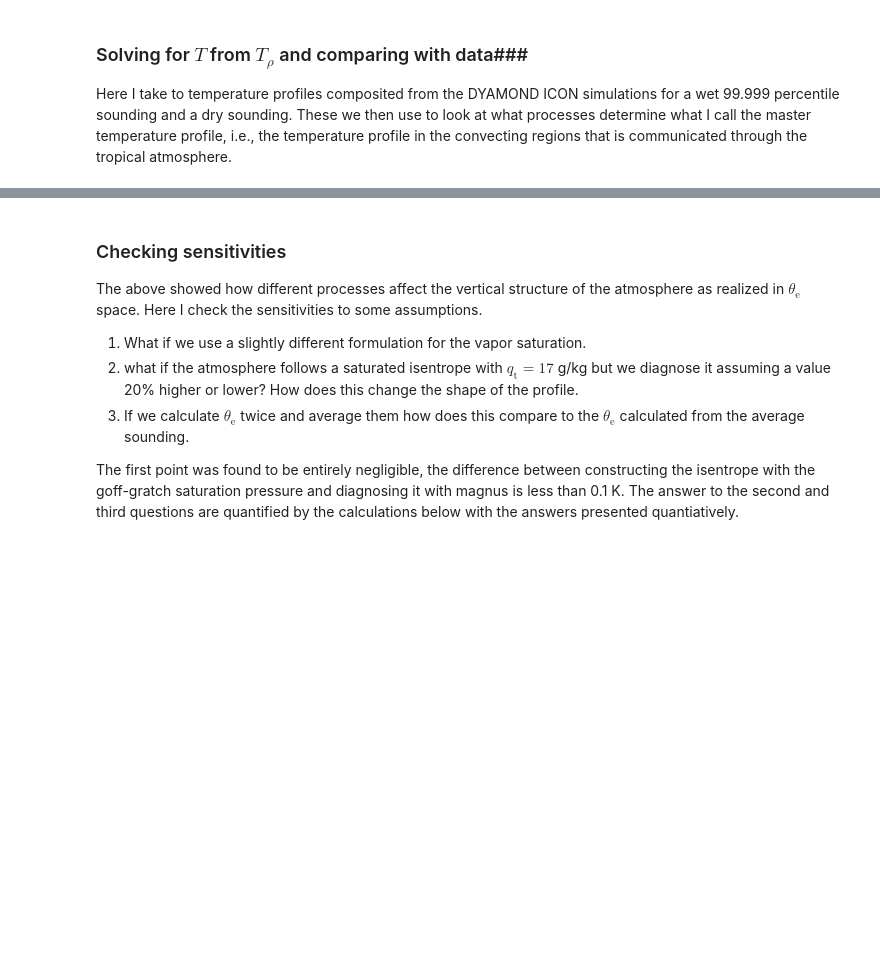
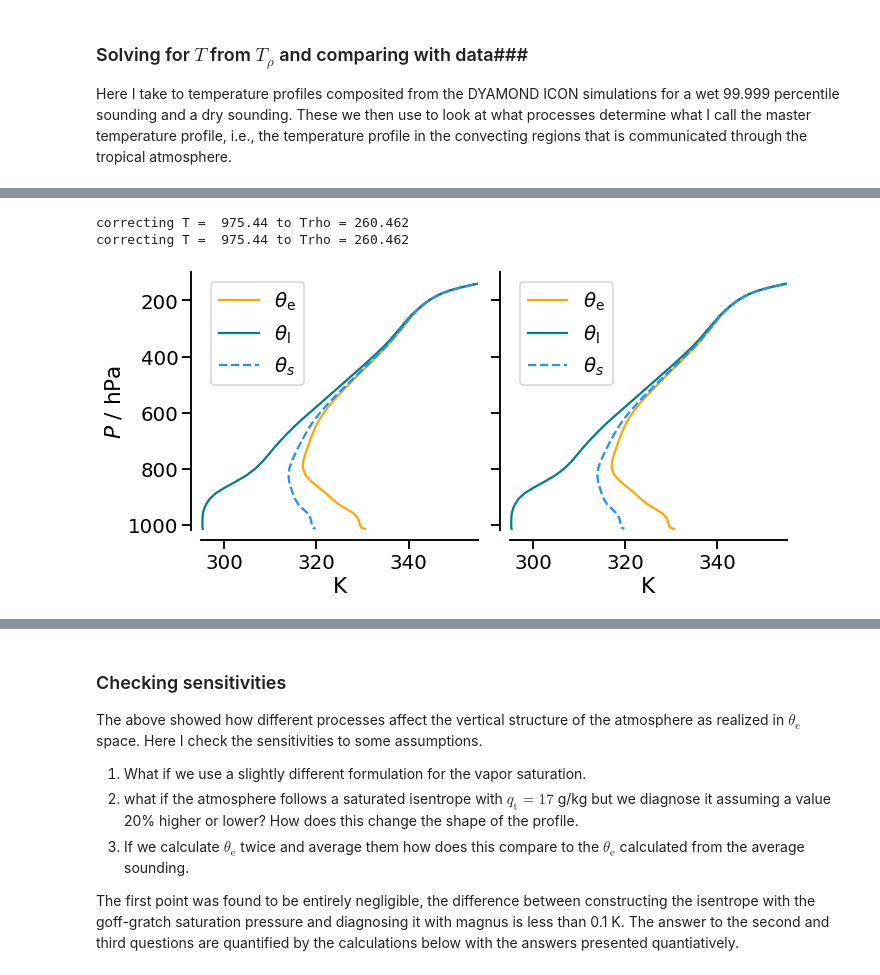
Before and after one commit to bjorn-stevens/Thermodynamics, a Jupyter notebook: moist-thermodynamics.ipynb, the cells around one changed output, grey strips where cells are left out. Drawn from its saved outputs; the diff is of its cells as text; code cells hidden in the pictures; blank space fills up the shorter version.

```diff
--- a/moist-thermodynamics.ipynb
+++ b/moist-thermodynamics.ipynb
@@ -675,9 +623,6 @@ fig.savefig('jiawei-profiles-'+sounding+'.pdf')
 # %%
 sounding = 'dry'
-if (sounding == 'dry'):
-    Qdat = Qdry; Pdat=Pdry; Tdat=Tdry
-else:
-    Qdat = Qwet; Pdat=Pwet; Tdat=Twet
+Tdat, Pdat, Qdat = Soundings[sounding]
 
 xfld = np.zeros((len(Pdat),4))
 qt   = 18e-3
@@ -709,7 +654,7 @@ ax1.set_ylim(1020,100)
 ax1.set_xlim(295,355)
 
 for i,x in enumerate(Pdat):
-    xfld[i,0] = mt.get_theta_e(Tdat[i],x,Qdat[i],formula='isentrope')
+    xfld[i,0] = mt.get_theta_e(Tdat[i],x,Qdat[i])
     xfld[i,1] = mt.get_theta_l(Tdat[i],x,Qdat[i])
     xfld[i,2] = mt.get_theta_s(Tdat[i],x,Qdat[i])
 
@@ -725,40 +670,46 @@ ax2.set_yticklabels([])
 ax2.set_ylim(1020,100)
 ax2.set_xlim(295,355)
 
-Qdat = Qwet; Pdat=Pwet; Tdat=Twet
+sounding = 'wet'
+Tdat, Pdat, Qdat = Soundings[sounding]
+
 xfld = np.zeros((len(Pdat),4))
 qt   = 18e-3
 Trho = Tdat*(1+mt.eps2*Qdat)
 
 Psat  = mt.es(Tdat)
 T     = np.zeros(len(Pdat))
 Tnl   = np.zeros(len(Pdat))
 
 Qs   = np.maximum((Psat/(Pdat-Psat)) * mt.Rd/mt.Rv * (1-qt),1.e-10)  #Psat may be greater than Pdat in upper trop.
 
 for i,x in enumerate(Pdat):
     T[i]    = optimize.minimize(delta_Tv, Trho[i], args=(Trho[i],x,qt)).x
     if (np.abs(T[i]-Trho[i]) > 10.):
         print('correcting T = %7.2f to Trho = %7.3f' % (T[i],Trho[i],))
         T[i]=Trho[i]
     Tnl[i]  = optimize.minimize(delta_Tv, Trho[i], args=(Trho[i],x,qt,False)).x
     if (np.abs(T[i]-Trho[i]) > 10.):
         print('correcting T = %7.2f to Trho = %7.3f' % (T[i],Trho[i],))
         T[i]=Trho[i]
 
 for i,x in enumerate(Pdat):
-    xfld[i,0] = mt.get_theta_e(Tdat[i],x,Qdat[i],formula='isentrope')
+    xfld[i,0] = mt.get_theta_e(Tdat[i],x,Qdat[i])
     xfld[i,1] = mt.get_theta_l(Tdat[i],x,Qdat[i])
     xfld[i,2] = mt.get_theta_s(Tdat[i],x,Qdat[i])
 
 plt.plot(xfld[:,0],Pdat/100.,c='orange',label='$\\theta_\mathrm{e}$')
 plt.plot(xfld[:,1],Pdat/100.,c='teal',label='$\\theta_\mathrm{l}$')
 plt.plot(xfld[:,2],Pdat/100.,c='dodgerblue',ls='dashed',label='$\\theta_s$')
 
 
 plt.legend(loc="upper left")
 plt.tight_layout()
 sns.set_context("talk", font_scale=1.2)
 sns.despine(offset=10)
-fig.savefig('jiawei-profiles-marquet.pdf')
+fig.savefig(plot_dir+'jiawei-profiles-marquet.pdf')
+# %% [output]
+correcting T =  975.44 to Trho = 260.462
+correcting T =  975.44 to Trho = 260.462
+[figure, added]
 # %%
```
Also changed, not shown: parts of 21 cells of this notebook, 15 other files.
